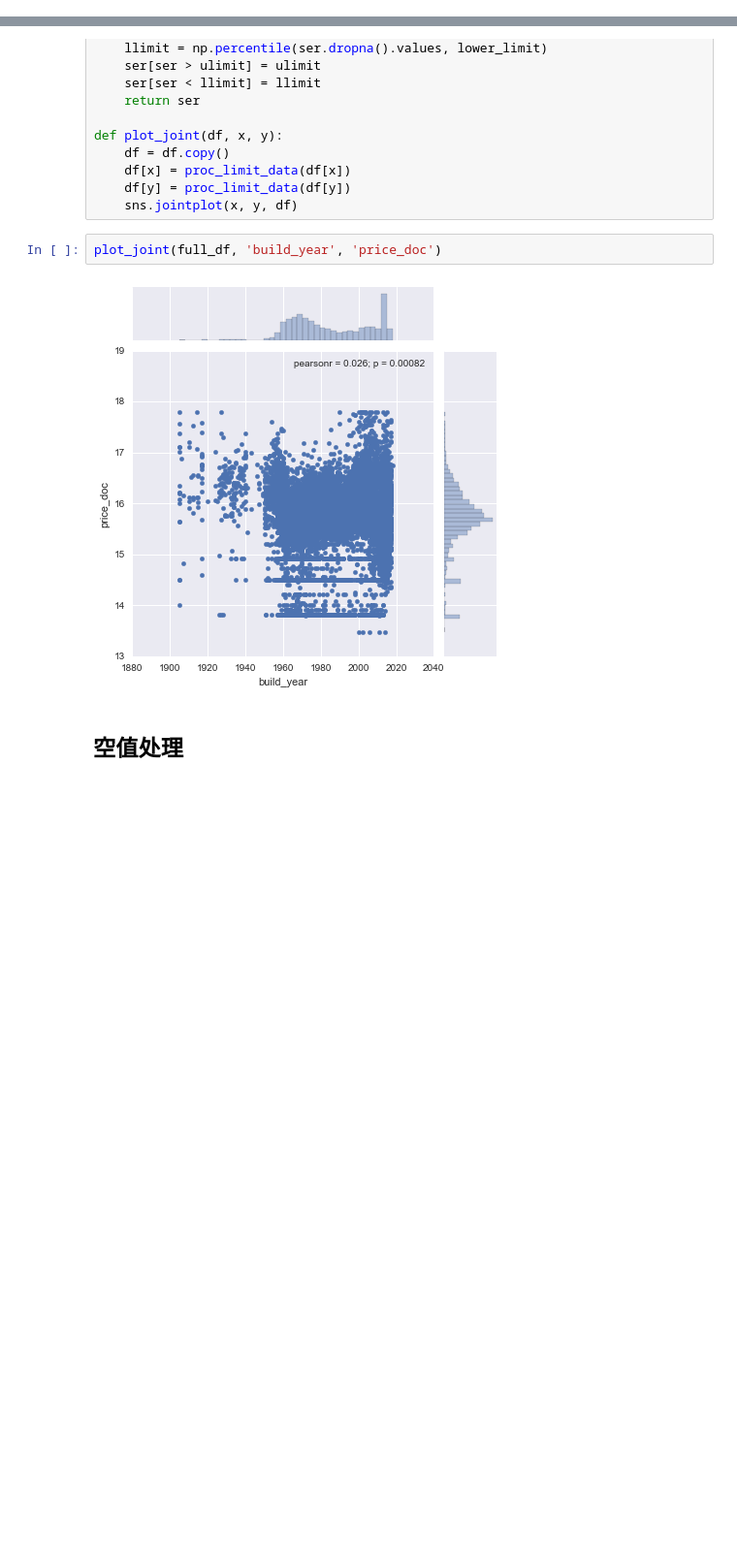
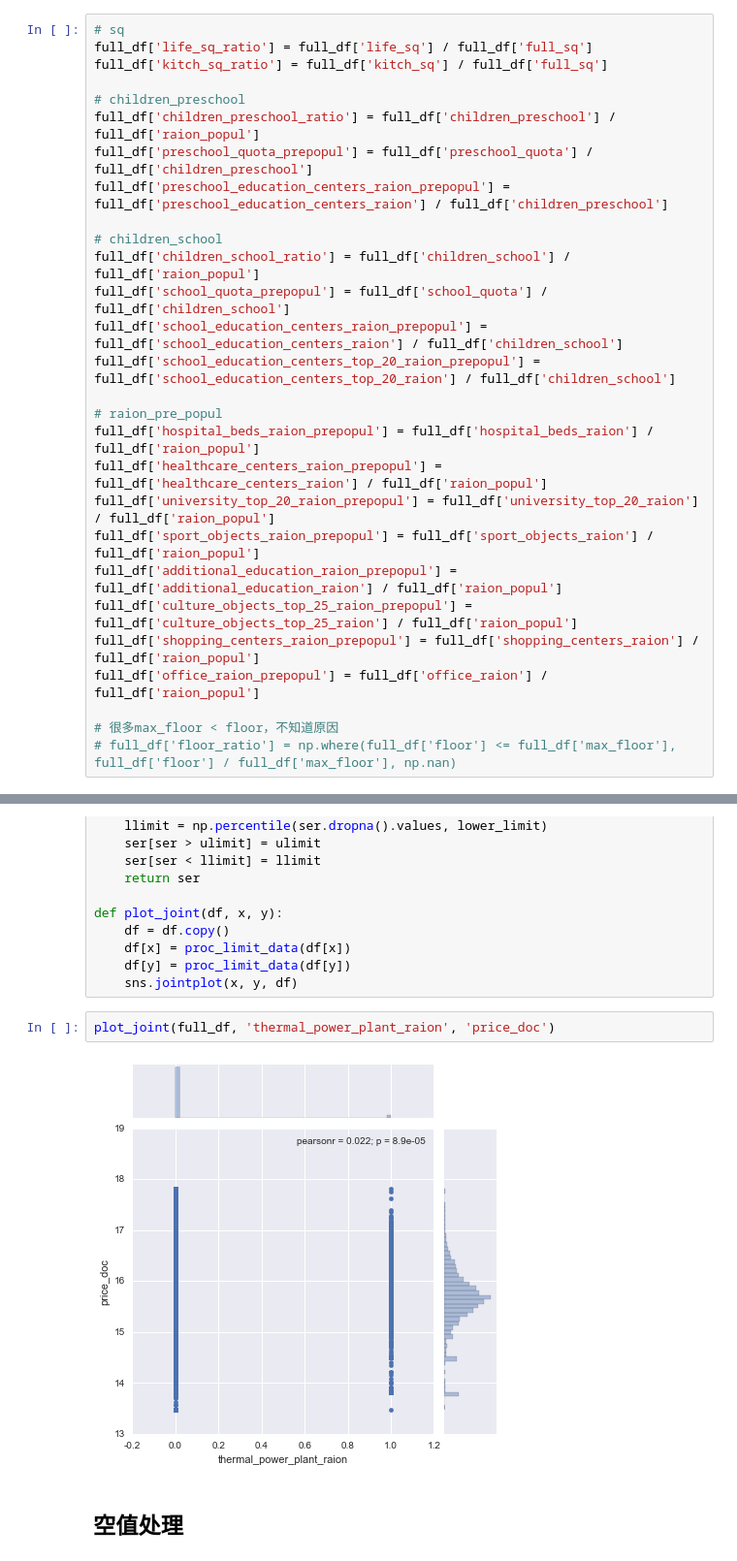
Before and after one commit to hahadsg/MyKaggle, a Jupyter notebook: sberbank-russian-housing-market/solution.ipynb, the cells around one changed output, grey strips where cells are left out. Shown: that part at 97% size. Cells and saved outputs as stored; diff of their text form; blank space fills up the shorter version.

Commit message:
sberbank-russian-housing-market 0.34573 加入children_preschool、children_school、raion(pre_popul)相关派生指标

```diff
--- a/sberbank-russian-housing-market/solution.ipynb
+++ b/sberbank-russian-housing-market/solution.ipynb
@@ -164,0 +159,28 @@ full_df['life_sq_ratio'] = full_df['life_sq'] / full_df['full_sq']
+# %%
+# sq
+full_df['life_sq_ratio'] = full_df['life_sq'] / full_df['full_sq']
+full_df['kitch_sq_ratio'] = full_df['kitch_sq'] / full_df['full_sq']
+
+# children_preschool
+full_df['children_preschool_ratio'] = full_df['children_preschool'] / full_df['raion_popul']
+full_df['preschool_quota_prepopul'] = full_df['preschool_quota'] / full_df['children_preschool']
+full_df['preschool_education_centers_raion_prepopul'] = full_df['preschool_education_centers_raion'] / full_df['children_preschool']
+
+# children_school
+full_df['children_school_ratio'] = full_df['children_school'] / full_df['raion_popul']
+full_df['school_quota_prepopul'] = full_df['school_quota'] / full_df['children_school']
+full_df['school_education_centers_raion_prepopul'] = full_df['school_education_centers_raion'] / full_df['children_school']
+full_df['school_education_centers_top_20_raion_prepopul'] = full_df['school_education_centers_top_20_raion'] / full_df['children_school']
+
+# raion_pre_popul
+full_df['hospital_beds_raion_prepopul'] = full_df['hospital_beds_raion'] / full_df['raion_popul']
+full_df['healthcare_centers_raion_prepopul'] = full_df['healthcare_centers_raion'] / full_df['raion_popul']
+full_df['university_top_20_raion_prepopul'] = full_df['university_top_20_raion'] / full_df['raion_popul']
+full_df['sport_objects_raion_prepopul'] = full_df['sport_objects_raion'] / full_df['raion_popul']
+full_df['additional_education_raion_prepopul'] = full_df['additional_education_raion'] / full_df['raion_popul']
+full_df['culture_objects_top_25_raion_prepopul'] = full_df['culture_objects_top_25_raion'] / full_df['raion_popul']
+full_df['shopping_centers_raion_prepopul'] = full_df['shopping_centers_raion'] / full_df['raion_popul']
+full_df['office_raion_prepopul'] = full_df['office_raion'] / full_df['raion_popul']
+
+# 很多max_floor < floor，不知道原因
+# full_df['floor_ratio'] = np.where(full_df['floor'] <= full_df['max_floor'], full_df['floor'] / full_df['max_floor'], np.nan)
@@ -177,9 +228,9 @@ def plot_joint(df, x, y):
     df[y] = proc_limit_data(df[y])
     sns.jointplot(x, y, df)
 # %%
-plot_joint(full_df, 'build_year', 'price_doc')
+plot_joint(full_df, 'thermal_power_plant_raion', 'price_doc')
 # %% [output]
-[figure, old version]
+[figure, new version]
 # %% [markdown]
 ## 空值处理
 # %%
```
Also changed, not shown: parts of 3 cells of this notebook.
